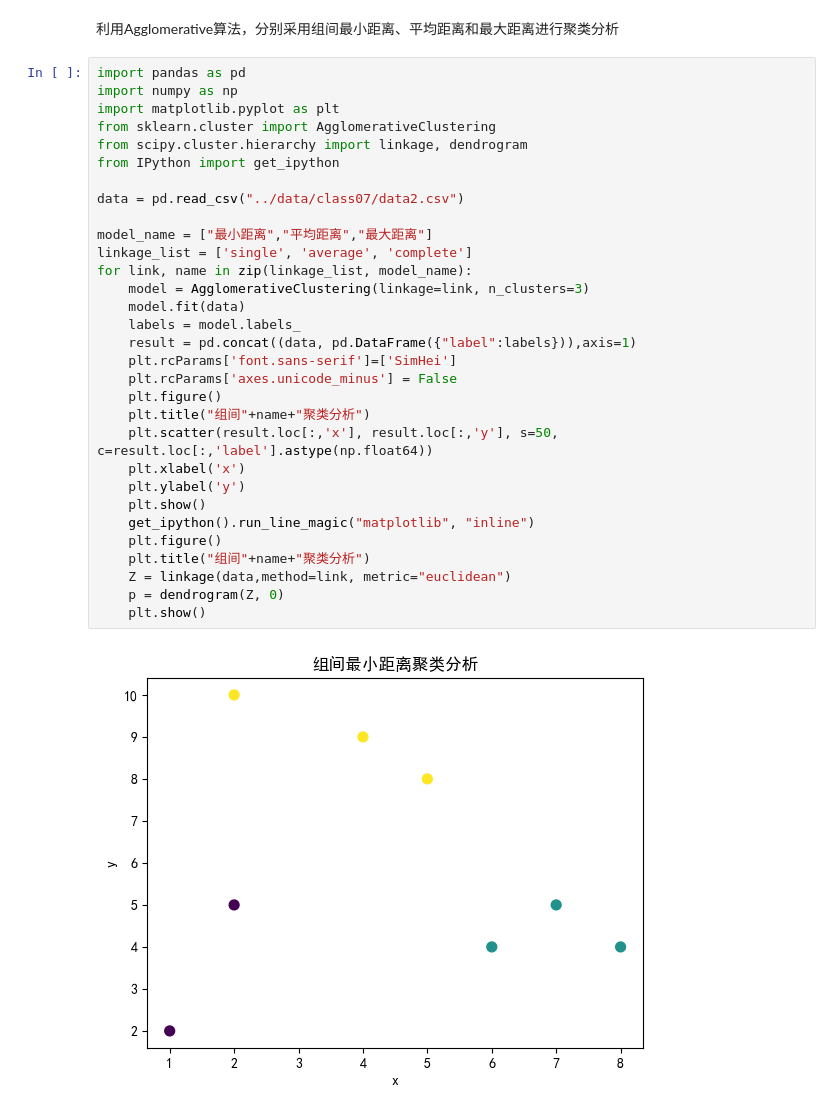
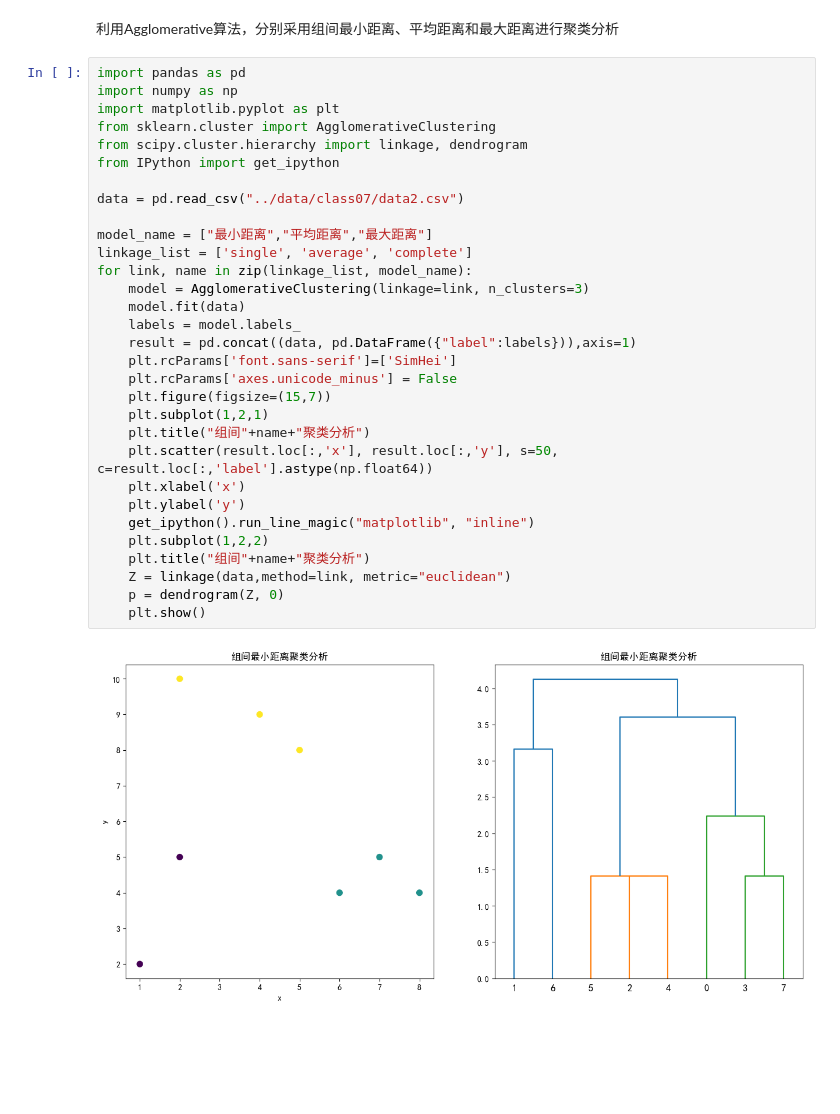
Before and after one commit to Henry-Sky/DataMining, a Jupyter notebook: class/class07.ipynb, the cells around one changed output. Cells and saved outputs as stored; diff of their text form; blank space fills up the shorter version.

```diff
--- a/class/class07.ipynb
+++ b/class/class07.ipynb
@@ -55,33 +55,33 @@ plt.show()
 # %%
 import pandas as pd
 import numpy as np
 import matplotlib.pyplot as plt
 from sklearn.cluster import AgglomerativeClustering
 from scipy.cluster.hierarchy import linkage, dendrogram
 from IPython import get_ipython
 
 data = pd.read_csv("../data/class07/data2.csv")
 
 model_name = ["最小距离","平均距离","最大距离"]
 linkage_list = ['single', 'average', 'complete']
 for link, name in zip(linkage_list, model_name):
     model = AgglomerativeClustering(linkage=link, n_clusters=3)
     model.fit(data)
     labels = model.labels_
     result = pd.concat((data, pd.DataFrame({"label":labels})),axis=1)
     plt.rcParams['font.sans-serif']=['SimHei']
     plt.rcParams['axes.unicode_minus'] = False
-    plt.figure()
+    plt.figure(figsize=(15,7))
+    plt.subplot(1,2,1)
     plt.title("组间"+name+"聚类分析")
     plt.scatter(result.loc[:,'x'], result.loc[:,'y'], s=50, c=result.loc[:,'label'].astype(np.float64))
     plt.xlabel('x')
     plt.ylabel('y')
-    plt.show()
     get_ipython().run_line_magic("matplotlib", "inline")
-    plt.figure()
+    plt.subplot(1,2,2)
     plt.title("组间"+name+"聚类分析")
     Z = linkage(data,method=link, metric="euclidean")
     p = dendrogram(Z, 0)
     plt.show()
 # %% [output]
-[figure, old version]
+[figure, new version]
```
Also changed, not shown: parts of 1 cell of this notebook.
